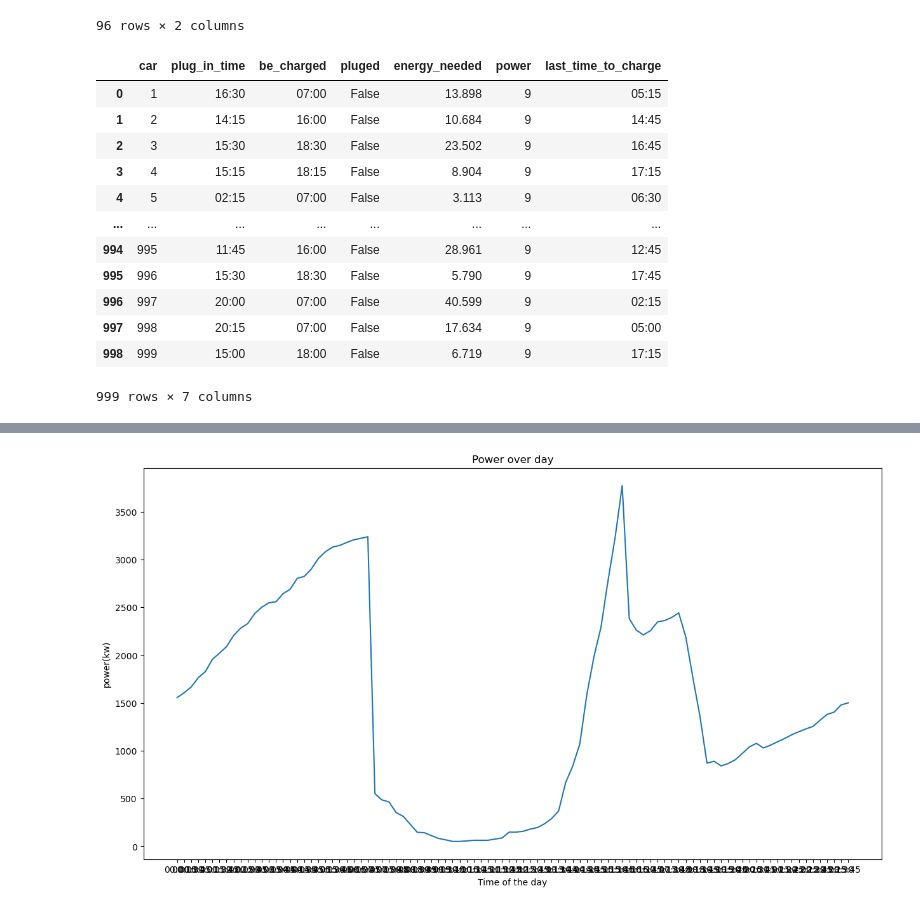
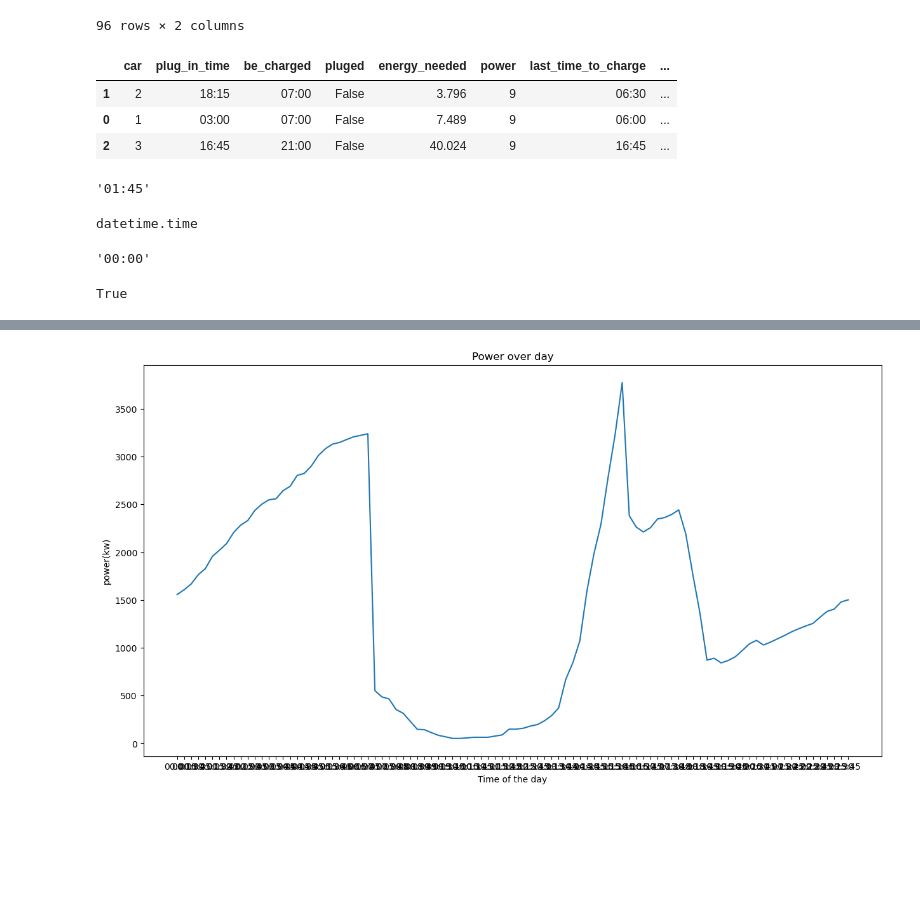
Before and after one commit to yanis-trn/EnergyNow2.0, a Jupyter notebook: EV-modeling.ipynb, the cells around one changed output, grey strips where cells are left out. Saved outputs shown, nothing was run; the diff lists cells and outputs as text; code cells hidden in the pictures; blank space fills up the shorter version.

```diff
--- a/EV-modeling.ipynb
+++ b/EV-modeling.ipynb
@@ -399,12 +399,17 @@ def model_charging_constraint(start_charging_time, required_energy, power_charge
     delta_hours = 3
     if start_charging_time.hour >= 16 or start_charging_time.hour < 4:
         end_charging_constraint = datetime.strptime("7:00", "%H:%M")
+        delta = (datetime.strptime("4:00", "%H:%M") - start_charging_time).seconds/3600
+        if required_energy >= power_charge*delta_hours or required_energy >= power_charge*delta:
+            end_charging_constraint = start_charging_time + timedelta(hours=required_energy/power_charge)
     elif start_charging_time.hour >= 7 and start_charging_time.hour < 15:
         end_charging_constraint = datetime.strptime("16:00", "%H:%M")
+        delta = (datetime.strptime("16:00", "%H:%M") - start_charging_time).seconds/3600
+        if required_energy >= power_charge*delta_hours or required_energy >= power_charge*delta:
+            end_charging_constraint = start_charging_time + timedelta(hours=required_energy/power_charge)
     else:
         end_charging_constraint = start_charging_time + timedelta(hours=delta_hours)
-        if required_energy > power_charge*delta_hours:
-            end_charging_constraint = start_charging_time + timedelta(hours=required_energy/power_charge)
+
 
     # Format the datetime object as a string in "%H:%M" format
     end_charging_constraint_str = end_charging_constraint.strftime("%H:%M")
@@ -492,40 +501,40 @@ test
 # %%
 # Initialize DataFrame
 df_test = pd.DataFrame(columns=['car', 'plug_in_time', 'be_charged', 'pluged', 'energy_needed', 'power', 'last_time_to_charge'])
 
 # Example parameters
 power = 9
 
+car_number = 3
 # Loop over cars
-for car_number in range(1, 1000):  # Assuming 5 cars for example
+for car_number in range(1, car_number + 1):  # Assuming 5 cars for example
     # Sample charging event
     sampled_time, random_kwh = sample_random_charging_event(data_charging, event_counts)
 
     # Model charging constraint and add row to DataFrame
     df_test = pd.concat([df_test, pd.DataFrame([{
         'car': car_number,
         'plug_in_time': sampled_time.strftime("%H:%M"),
         'be_charged': round_time_15(model_charging_constraint(sampled_time, random_kwh, power)).strftime("%H:%M"),
         'pluged': False,
         # 'need_to_charge': False
         'energy_needed': random_kwh,
         'power': power,
-        'last_time_to_charge': (round_time_15(model_charging_constraint(sampled_time, random_kwh, power) - timedelta(hours=random_kwh / power))).strftime("%H:%M")
+        'last_time_to_charge': (round_time_15(model_charging_constraint(sampled_time, random_kwh, power) - timedelta(hours=random_kwh / power))).strftime("%H:%M"),
+        'time_before_need_to_charge': (round_time_15(model_charging_constraint(sampled_time, random_kwh, power) - timedelta(hours=random_kwh / power)) - sampled_time).seconds / 3600,
+        'charge_done': False
     }])], ignore_index=True)
 
-# Display the resulting DataFrame
+# Display the resulting DataFrame order by time_before_need_to_charge
+df_test.sort_values(by=['time_before_need_to_charge'], inplace=True, ascending=False)
 df_test
 # %% [output]
-|  | car | plug_in_time | be_charged | pluged | energy_needed | power | last_time_to_charge |
-| 0 | 1 | 16:30 | 07:00 | False | 13.898 | 9 | 05:15 |
-| 1 | 2 | 14:15 | 16:00 | False | 10.684 | 9 | 14:45 |
-| 2 | 3 | 15:30 | 18:30 | False | 23.502 | 9 | 16:45 |
-| 3 | 4 | 15:15 | 18:15 | False | 8.904 | 9 | 17:15 |
-| 4 | 5 | 02:15 | 07:00 | False | 3.113 | 9 | 06:30 |
-| ... | ... | ... | ... | ... | ... | ... | ... |
-| 994 | 995 | 11:45 | 16:00 | False | 28.961 | 9 | 12:45 |
-| 995 | 996 | 15:30 | 18:30 | False | 5.790 | 9 | 17:45 |
-| 996 | 997 | 20:00 | 07:00 | False | 40.599 | 9 | 02:15 |
-| 997 | 998 | 20:15 | 07:00 | False | 17.634 | 9 | 05:00 |
-| 998 | 999 | 15:00 | 18:00 | False | 6.719 | 9 | 17:15 |
+|  | car | plug_in_time | be_charged | pluged | energy_needed | power | last_time_to_charge | ... |
+| 1 | 2 | 18:15 | 07:00 | False | 3.796 | 9 | 06:30 | ... |
+| 0 | 1 | 03:00 | 07:00 | False | 7.489 | 9 | 06:00 | ... |
+| 2 | 3 | 16:45 | 21:00 | False | 40.024 | 9 | 16:45 | ... |
-999 rows × 7 columns
+# %%
+row = df_test.loc[df_test['car'] == 3]
+row["plug_in_time"].item()
+# %% [output]
+'01:45'
@@ -531,0 +560,13 @@ df_test
+# %%
+type(df.index[0])
+# %% [output]
+datetime.time
+# %%
+df.index[0].strftime("%H:%M")
+# %% [output]
+'00:00'
+# %%
+row = df_test.loc[df_test['car'] == 1]
+row["pluged"].item() == False
+# %% [output]
+True
```
Also changed, not shown: parts of 20 cells of this notebook.
